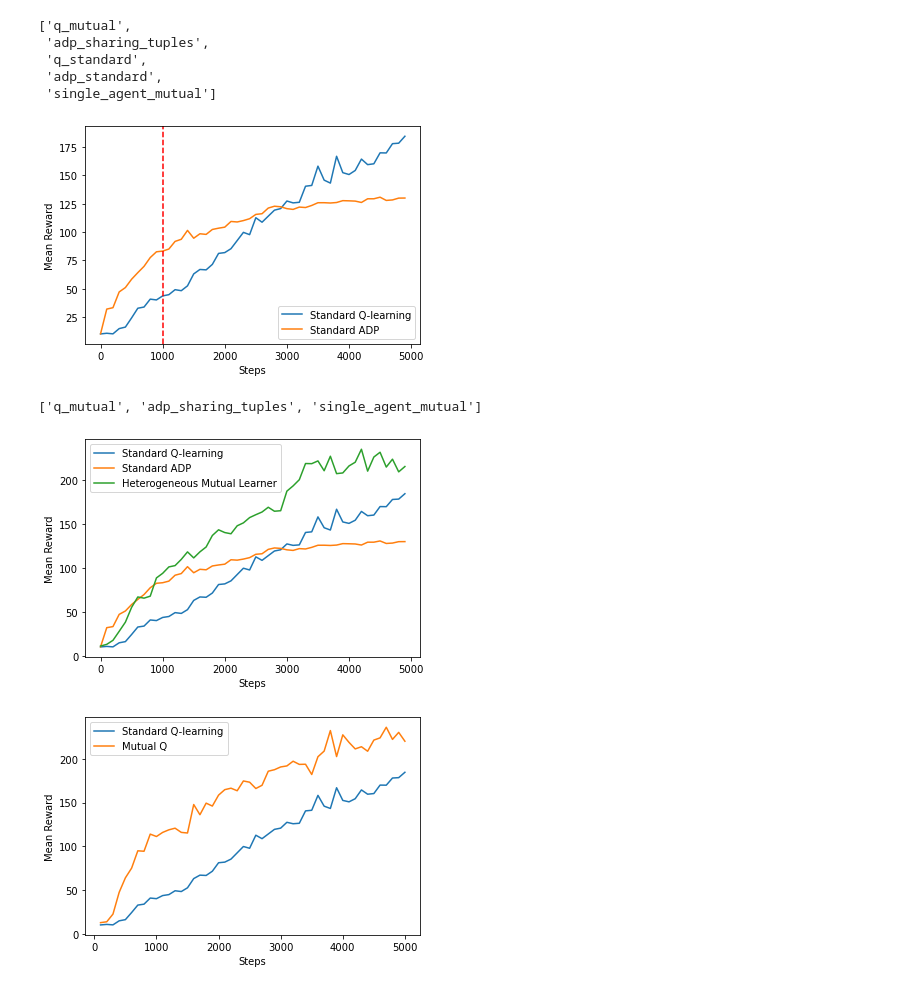
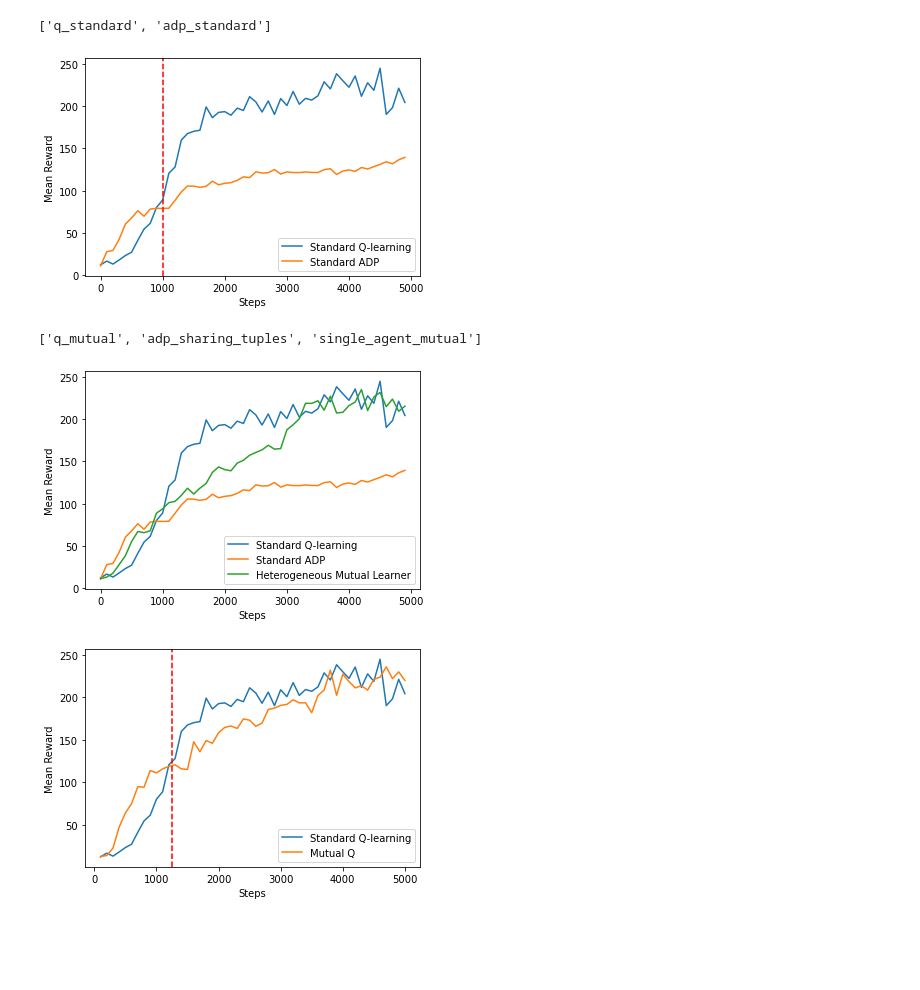
Before and after one commit to csreid/heterogeneous-mutual, a Jupyter notebook: figs.ipynb, the cells around one changed output. Drawn from its saved outputs; the diff is of its cells as text; code cells hidden in the pictures; blank space fills up the shorter version.

```diff
--- a/figs.ipynb
+++ b/figs.ipynb
@@ -3,22 +3,18 @@ import pickle
 import numpy as np
 import matplotlib.pyplot as plt
 # %%
-data_std = pickle.load(open('./results/1603676581.2557468_full_100_trials.pickle', 'rb'))
+data_std = pickle.load(open('./results/1607729459.203199_test.pickle', 'rb'))
 # %%
 names = data_std['names']
 data_std = data_std['results']
 # %%
 names
 # %% [output]
-['q_mutual',
- 'adp_sharing_tuples',
- 'q_standard',
- 'adp_standard',
- 'single_agent_mutual']
+['q_standard', 'adp_standard']
 # %%
 xticks = np.arange(50) * 100
-std_q_mean = np.mean(data_std, axis=0).T[2]
-std_adp_mean = np.mean(data_std, axis=0).T[3]
+std_q_mean = np.mean(data_std, axis=0).T[0]
+std_adp_mean = np.mean(data_std, axis=0).T[1]
 plt.plot(xticks, std_q_mean, label='Standard Q-learning')
 plt.plot(xticks, std_adp_mean, label='Standard ADP')
 plt.axvline(1000, color='r', ls='--')
@@ -30,7 +26,7 @@ plt.legend()
 
 plt.savefig('./figs/standards.png')
 # %% [output]
-[figure, old version]
+[figure, new version]
 # %%
 data_mut = pickle.load(open('./results/1607601814.6805024_test.pickle', 'rb'))
 data_mut['names']
@@ -54,24 +50,23 @@ plt.legend()
 
 plt.savefig('./figs/het_comparison.png')
 # %% [output]
-[figure, old version]
+[figure, new version]
 # %%
 xticks = np.arange(1, 51) * 100
 
-q_std = np.std(data, axis=0).T[2]
-q_mean = np.mean(data, axis=0).T[2]
-plt.plot(xticks, q_mean, label='Standard Q-learning')
-
+#q_std = np.std(data_std, axis=0).T[2]
+#q_mean = np.mean(data_std, axis=0).T[2]
+plt.plot(xticks, std_q_mean, label='Standard Q-learning')
 plt.plot(xticks, mut_q_mean, label='Mutual Q')
 
 plt.xlabel('Steps')
 plt.ylabel('Mean Reward')
 
 plt.legend()
-
+plt.axvline(1250, ls='--', c='r')
 plt.savefig('./figs/q_mutual_comparison.png')
 # %% [output]
-[figure, old version]
+[figure, new version]
 # %%
 xticks = np.arange(50) * 100
 
```
Also changed, not shown: parts of 1 cell of this notebook, 7 other files.
